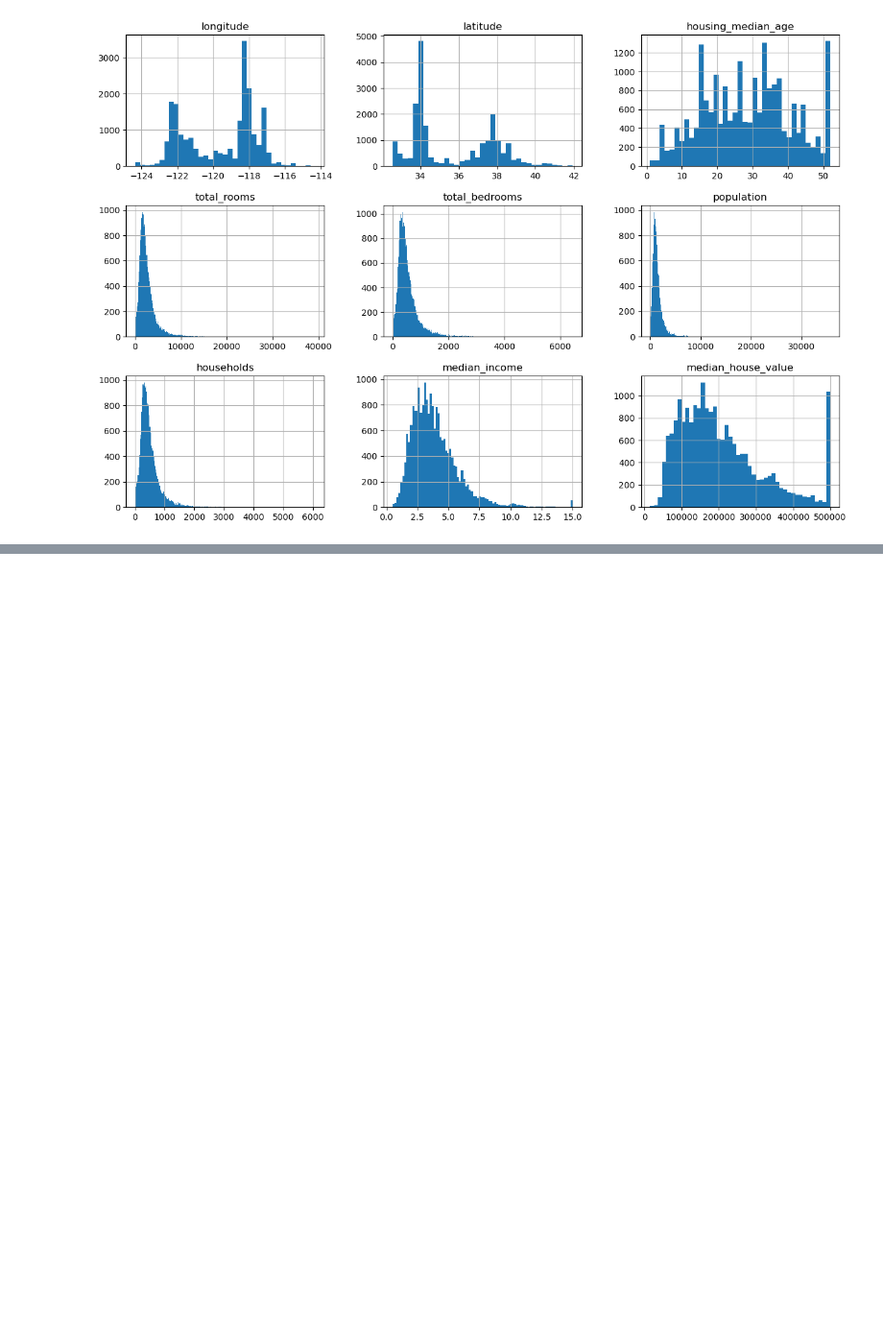
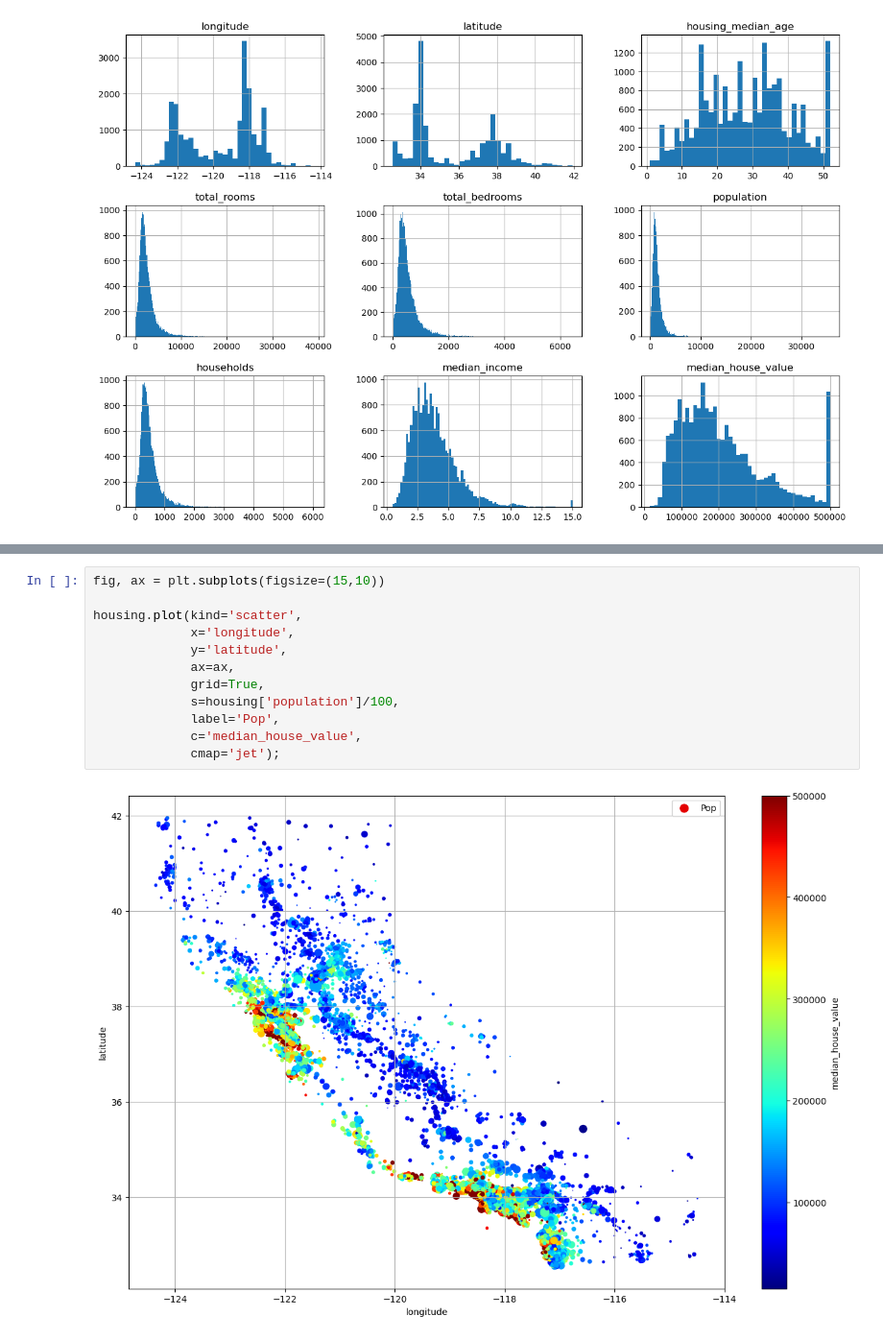
Before and after one commit to mduncan23/badal-book, a Jupyter notebook: Hands On Machine Learning.ipynb, the cells around one changed output, grey strips where cells are left out. Shown at 96% size. Drawn from its saved outputs; the diff is of its cells as text; blank space fills up the shorter version.

```diff
--- a/Hands On Machine Learning.ipynb
+++ b/Hands On Machine Learning.ipynb
@@ -154,0 +426,14 @@ housing.hist(bins='auto', figsize=(15,10));
+# %%
+fig, ax = plt.subplots(figsize=(15,10))
+
+housing.plot(kind='scatter',
+             x='longitude',
+             y='latitude',
+             ax=ax,
+             grid=True,
+             s=housing['population']/100,
+             label='Pop',
+             c='median_house_value',
+             cmap='jet');
+# %% [output]
+[figure, added]
```
Also changed, not shown: parts of 51 cells of this notebook.
